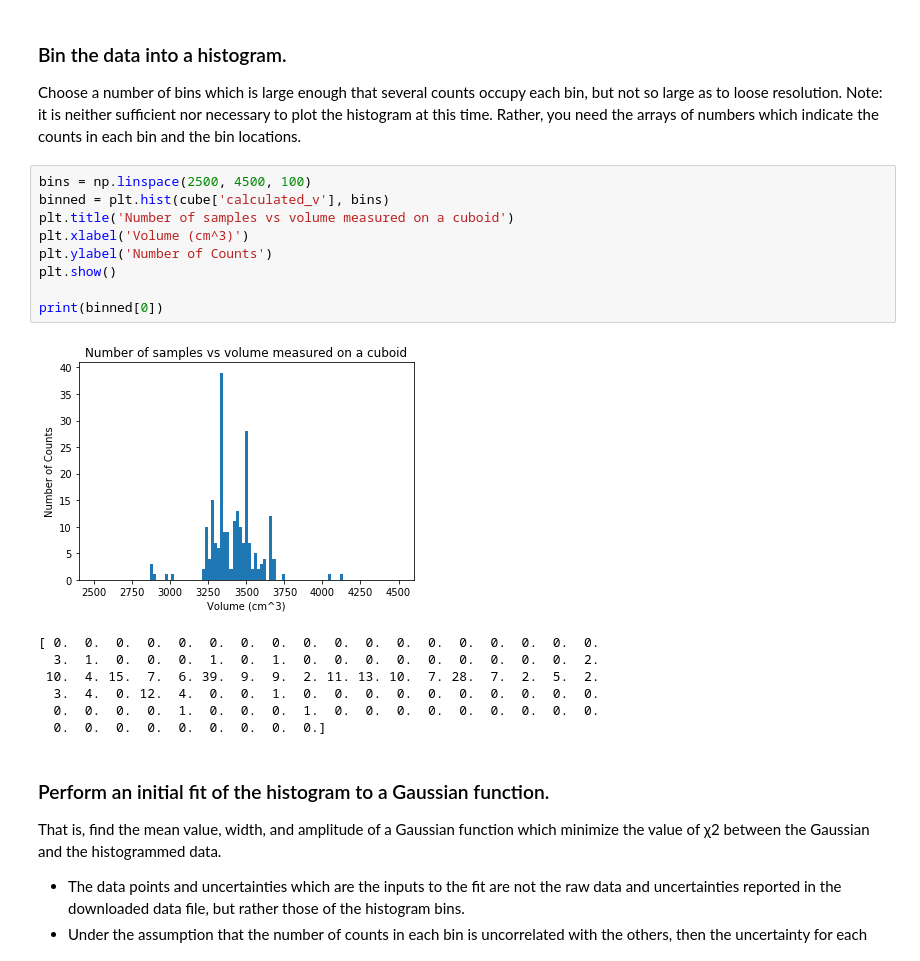
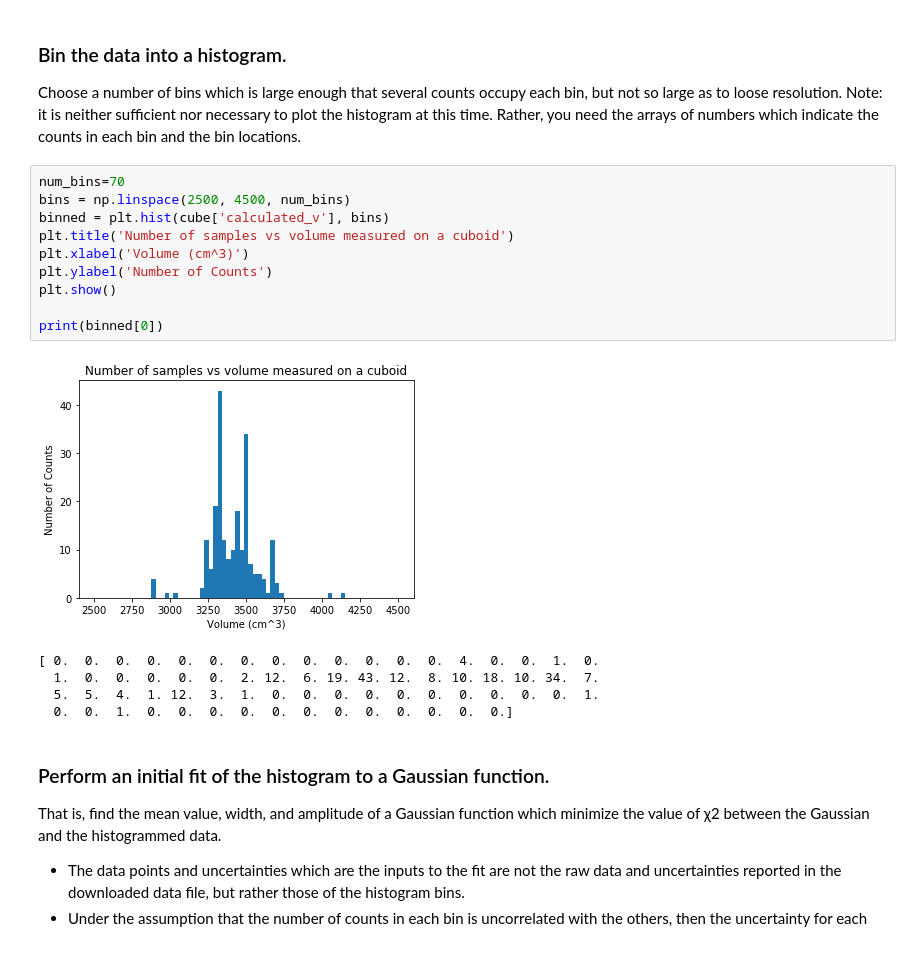
Before and after one commit to kal26/jlab, a Jupyter notebook: AS3 - Curve fitting.ipynb, the cells around one changed output. Drawn from its saved outputs; the diff is of its cells as text.

```diff
--- a/AS3 - Curve fitting.ipynb
+++ b/AS3 - Curve fitting.ipynb
@@ -57,22 +57,21 @@ plt.show()
 ### Bin the data into a histogram.
 Choose a number of bins which is large enough that several counts occupy each bin, but not so large as to loose resolution. Note: it is neither sufficient nor necessary to plot the histogram at this time. Rather, you need the arrays of numbers which indicate the counts in each bin and the bin locations.
 # %%
-bins = np.linspace(2500, 4500, 100)
+num_bins=70
+bins = np.linspace(2500, 4500, num_bins)
 binned = plt.hist(cube['calculated_v'], bins)
 plt.title('Number of samples vs volume measured on a cuboid')
 plt.xlabel('Volume (cm^3)')
 plt.ylabel('Number of Counts')
 plt.show()
 
 print(binned[0])
 # %% [output]
-[figure, old version]
+[figure, new version]
-[ 0.  0.  0.  0.  0.  0.  0.  0.  0.  0.  0.  0.  0.  0.  0.  0.  0.  0.
-  3.  1.  0.  0.  0.  1.  0.  1.  0.  0.  0.  0.  0.  0.  0.  0.  0.  2.
- 10.  4. 15.  7.  6. 39.  9.  9.  2. 11. 13. 10.  7. 28.  7.  2.  5.  2.
-  3.  4.  0. 12.  4.  0.  0.  1.  0.  0.  0.  0.  0.  0.  0.  0.  0.  0.
-  0.  0.  0.  0.  1.  0.  0.  0.  1.  0.  0.  0.  0.  0.  0.  0.  0.  0.
-  0.  0.  0.  0.  0.  0.  0.  0.  0.]
+[ 0.  0.  0.  0.  0.  0.  0.  0.  0.  0.  0.  0.  0.  4.  0.  0.  1.  0.
+  1.  0.  0.  0.  0.  0.  2. 12.  6. 19. 43. 12.  8. 10. 18. 10. 34.  7.
+  5.  5.  4.  1. 12.  3.  1.  0.  0.  0.  0.  0.  0.  0.  0.  0.  0.  1.
+  0.  0.  1.  0.  0.  0.  0.  0.  0.  0.  0.  0.  0.  0.  0.]
 # %% [markdown]
 ### Perform an initial fit of the histogram to a Gaussian function.
 That is, find the mean value, width, and amplitude of a Gaussian function which minimize the value of χ2 between the Gaussian and the histogrammed data.
```
Also changed, not shown: parts of 3 cells of this notebook, 9 other files.
